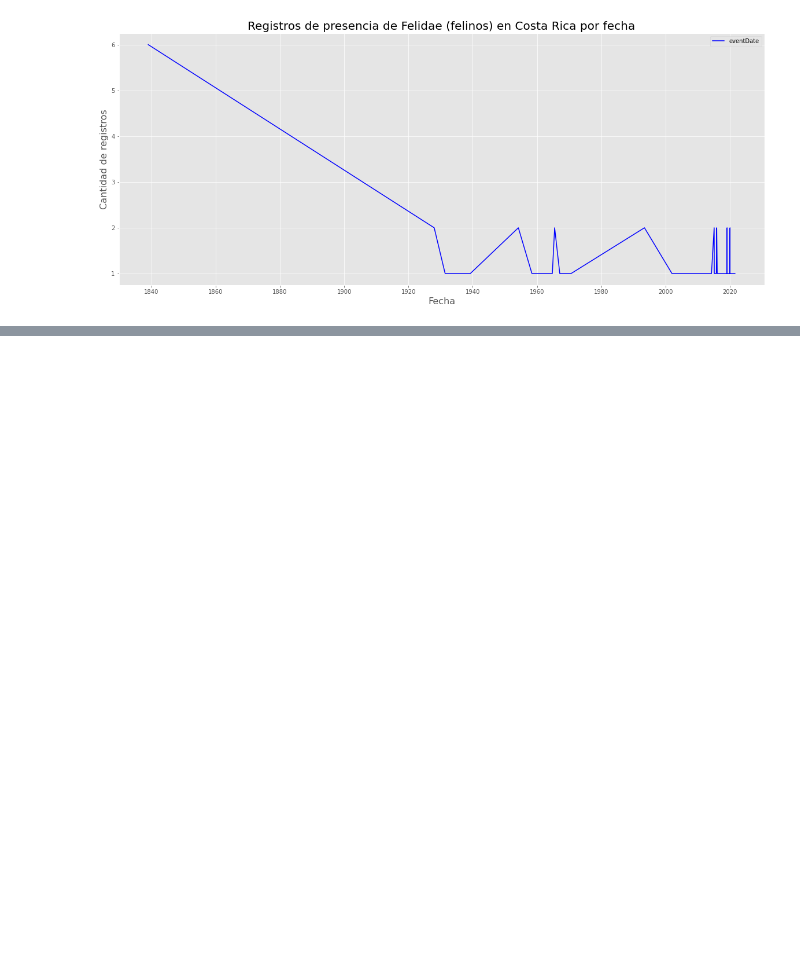
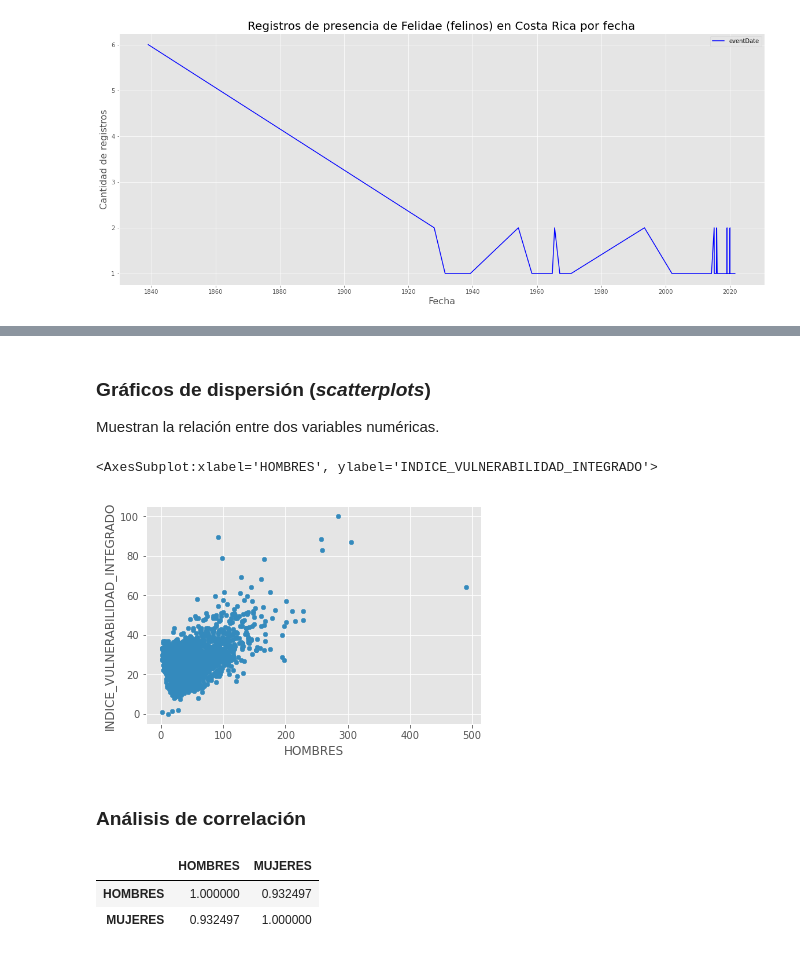
Before and after one commit to curso-python-imn/curso-python-imn.github.io, a Jupyter notebook: 17-pandas.ipynb, the cells around one changed output, grey strips where cells are left out. Saved outputs shown, nothing was run; the diff lists cells and outputs as text; code cells hidden in the pictures; blank space fills up the shorter version.

```diff
--- a/17-pandas.ipynb
+++ b/17-pandas.ipynb
@@ -333,0 +493,18 @@ plt.legend()
+# %% [markdown]
+### Gráficos de dispersión (*scatterplots*)
+Muestran la relación entre dos variables numéricas.
+# %%
+# Gráfico de dispersión HOMBRES e INDICE_VULNERABILIDAD_INTEGRADO
+san_carlos.plot(kind = 'scatter', x = 'HOMBRES', y = 'INDICE_VULNERABILIDAD_INTEGRADO')
+# %% [output]
+<AxesSubplot:xlabel='HOMBRES', ylabel='INDICE_VULNERABILIDAD_INTEGRADO'>
+[figure, added]
+# %% [markdown]
+### Análisis de correlación
+# %%
+# Correlaciones de un subconjunto de datos
+san_carlos_s01.corr()
+# %% [output]
+|  | HOMBRES | MUJERES |
+| HOMBRES | 1.000000 | 0.932497 |
+| MUJERES | 0.932497 | 1.000000 |
```
Also changed, not shown: parts of 26 cells of this notebook, 18 other files.
